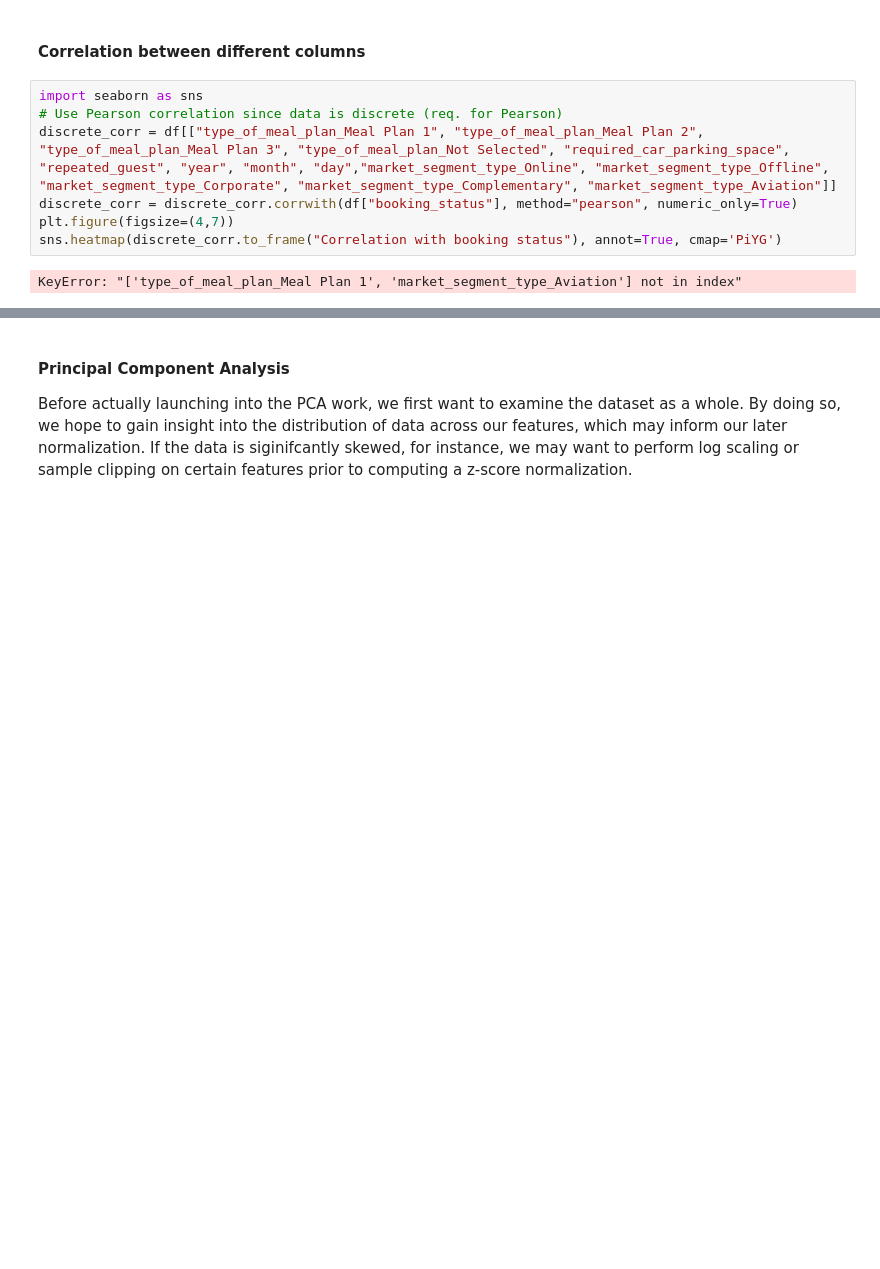
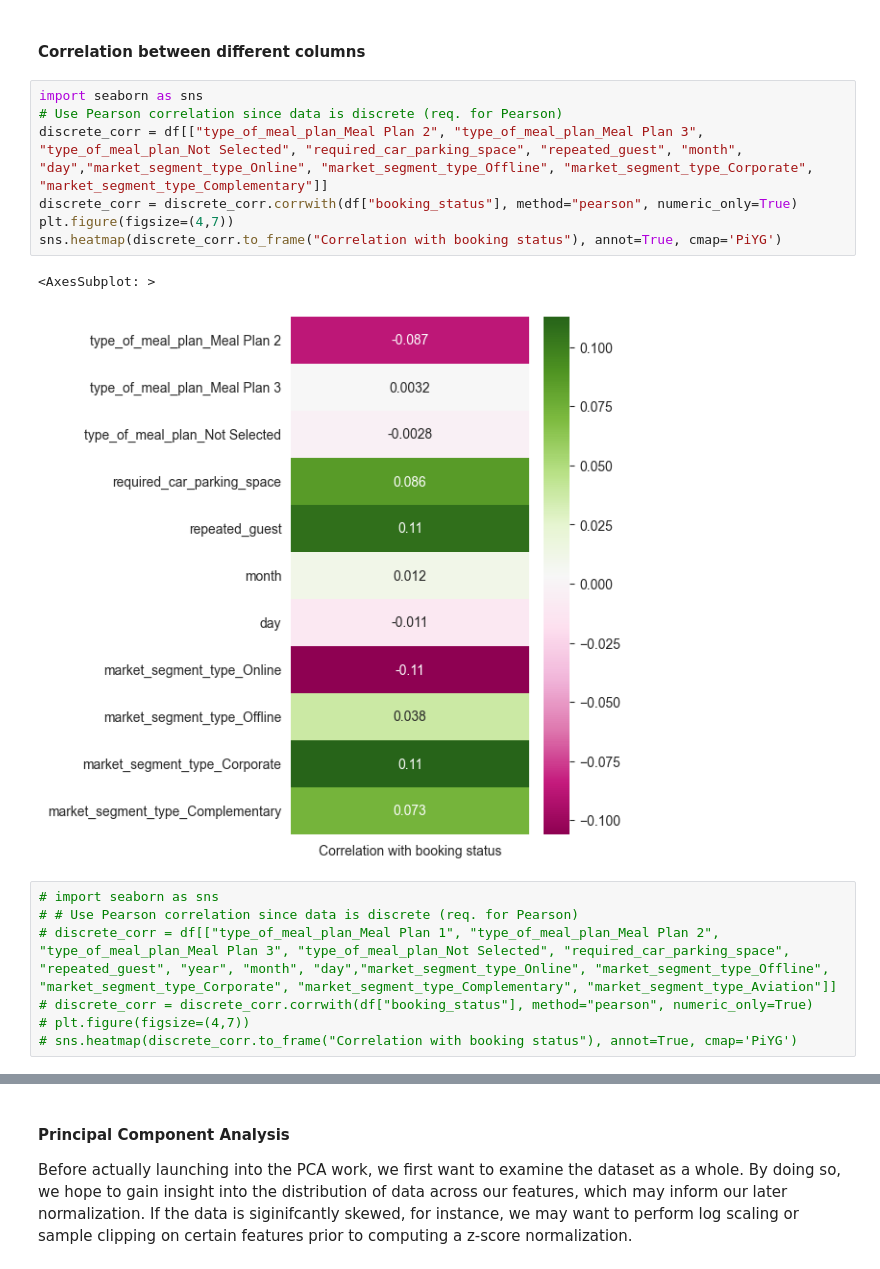
Before and after one commit to cwali09/ML-Lab-1, a Jupyter notebook: main.ipynb, the cells around one changed output, grey strips where cells are left out. Drawn from its saved outputs; the diff is of its cells as text; blank space fills up the shorter version.

```diff
--- a/main.ipynb
+++ b/main.ipynb
@@ -232,14 +279,22 @@ None
 # %% [markdown]
 #### Correlation between different columns
+# %%
+import seaborn as sns
+# Use Pearson correlation since data is discrete (req. for Pearson)
+discrete_corr = df[["type_of_meal_plan_Meal Plan 2", "type_of_meal_plan_Meal Plan 3", "type_of_meal_plan_Not Selected", "required_car_parking_space", "repeated_guest", "month", "day","market_segment_type_Online", "market_segment_type_Offline", "market_segment_type_Corporate", "market_segment_type_Complementary"]]
+discrete_corr = discrete_corr.corrwith(df["booking_status"], method="pearson", numeric_only=True)
+plt.figure(figsize=(4,7))
+sns.heatmap(discrete_corr.to_frame("Correlation with booking status"), annot=True, cmap='PiYG')
+# %% [output]
+<AxesSubplot: >
+[figure, added]
 # %%
-import seaborn as sns
-# Use Pearson correlation since data is discrete (req. for Pearson)
-discrete_corr = df[["type_of_meal_plan_Meal Plan 1", "type_of_meal_plan_Meal Plan 2", "type_of_meal_plan_Meal Plan 3", "type_of_meal_plan_Not Selected", "required_car_parking_space", "repeated_guest", "year", "month", "day","market_segment_type_Online", "market_segment_type_Offline", "market_segment_type_Corporate", "market_segment_type_Complementary", "market_segment_type_Aviation"]]
-discrete_corr = discrete_corr.corrwith(df["booking_status"], method="pearson", numeric_only=True)
-plt.figure(figsize=(4,7))
-sns.heatmap(discrete_corr.to_frame("Correlation with booking status"), annot=True, cmap='PiYG')
+# import seaborn as sns
+# # Use Pearson correlation since data is discrete (req. for Pearson)
+# discrete_corr = df[["type_of_meal_plan_Meal Plan 1", "type_of_meal_plan_Meal Plan 2", "type_of_meal_plan_Meal Plan 3", "type_of_meal_plan_Not Selected", "required_car_parking_space", "repeated_guest", "year", "month", "day","market_segment_type_Online", "market_segment_type_Offline", "market_segment_type_Corporate", "market_segment_type_Complementary", "market_segment_type_Aviation"]]
+# discrete_corr = discrete_corr.corrwith(df["booking_status"], method="pearson", numeric_only=True)
+# plt.figure(figsize=(4,7))
+# sns.heatmap(discrete_corr.to_frame("Correlation with booking status"), annot=True, cmap='PiYG')
-# %% [output]
-KeyError: "['type_of_meal_plan_Meal Plan 1', 'market_segment_type_Aviation'] not in index"
 # %%
 import seaborn as sns
 # Use Kendall's correlation since some data is ordinal & not continuous (req. for Pearson)
```
Also changed, not shown: parts of 9 cells of this notebook.
